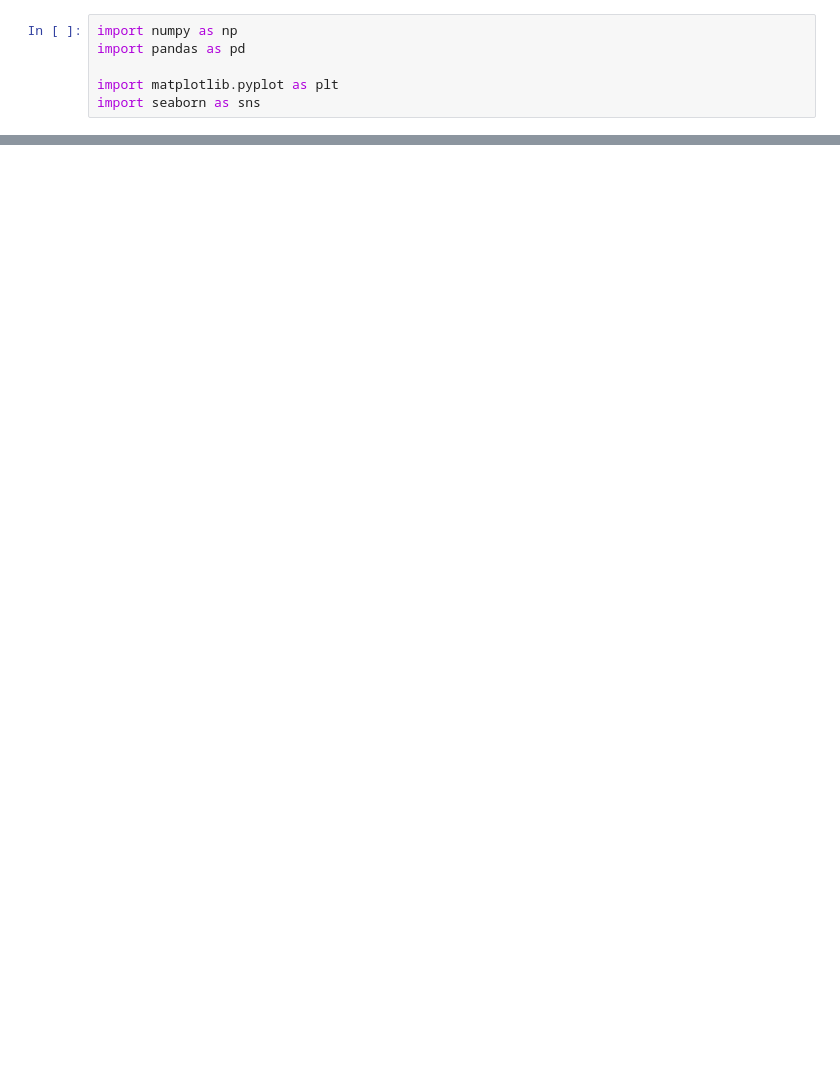
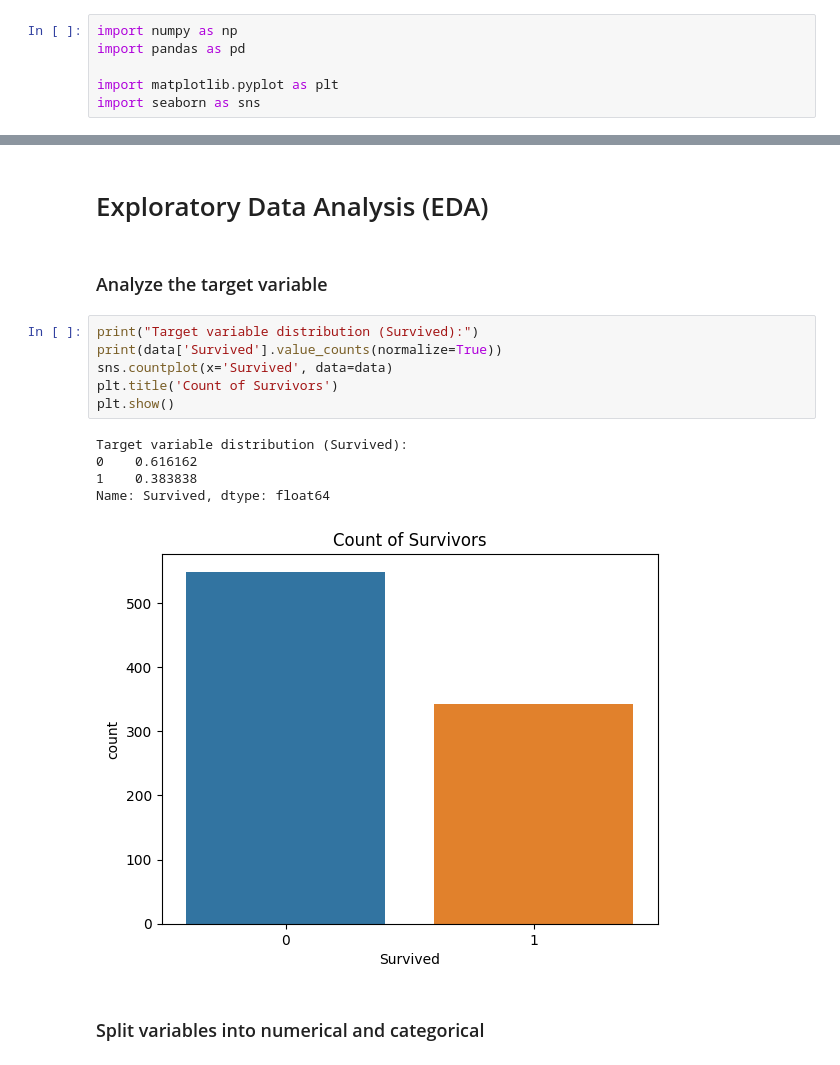
Before and after one commit to shamaseen/machine-learning-with-qafzah, a Jupyter notebook: notebooks/Part 3: End-to-End Machine Learning Project Workflow.ipynb, the cells around one changed output, grey strips where cells are left out. Cells and saved outputs as stored; diff of their text form; blank space fills up the shorter version.

```diff
--- a/notebooks/Part 3: End-to-End Machine Learning Project Workflow.ipynb
+++ b/notebooks/Part 3: End-to-End Machine Learning Project Workflow.ipynb
@@ -10,0 +135,18 @@ FileNotFoundError: [Errno 2] No such file or directory: '../data/titanic.csv'
+# %% [markdown]
+# Exploratory Data Analysis (EDA)
+# %% [markdown]
+### Analyze the target variable
+# %%
+print("Target variable distribution (Survived):")
+print(data['Survived'].value_counts(normalize=True))
+sns.countplot(x='Survived', data=data)
+plt.title('Count of Survivors')
+plt.show()
+# %% [output]
+Target variable distribution (Survived):
+0    0.616162
+1    0.383838
+Name: Survived, dtype: float64
+[figure, added]
+# %% [markdown]
+### Split variables into numerical and categorical
```
Also changed, not shown: parts of 41 cells of this notebook, 1 other file.
